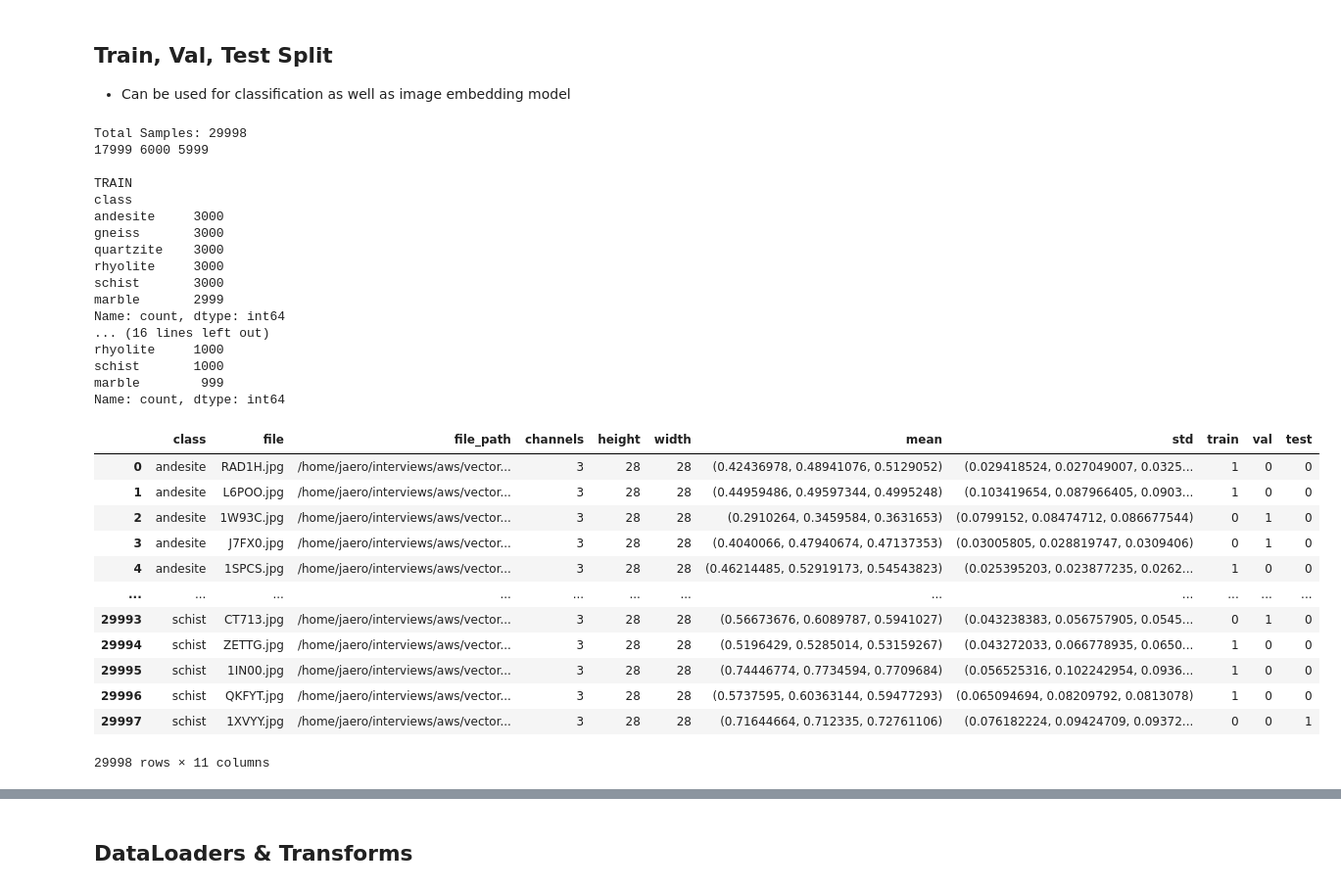
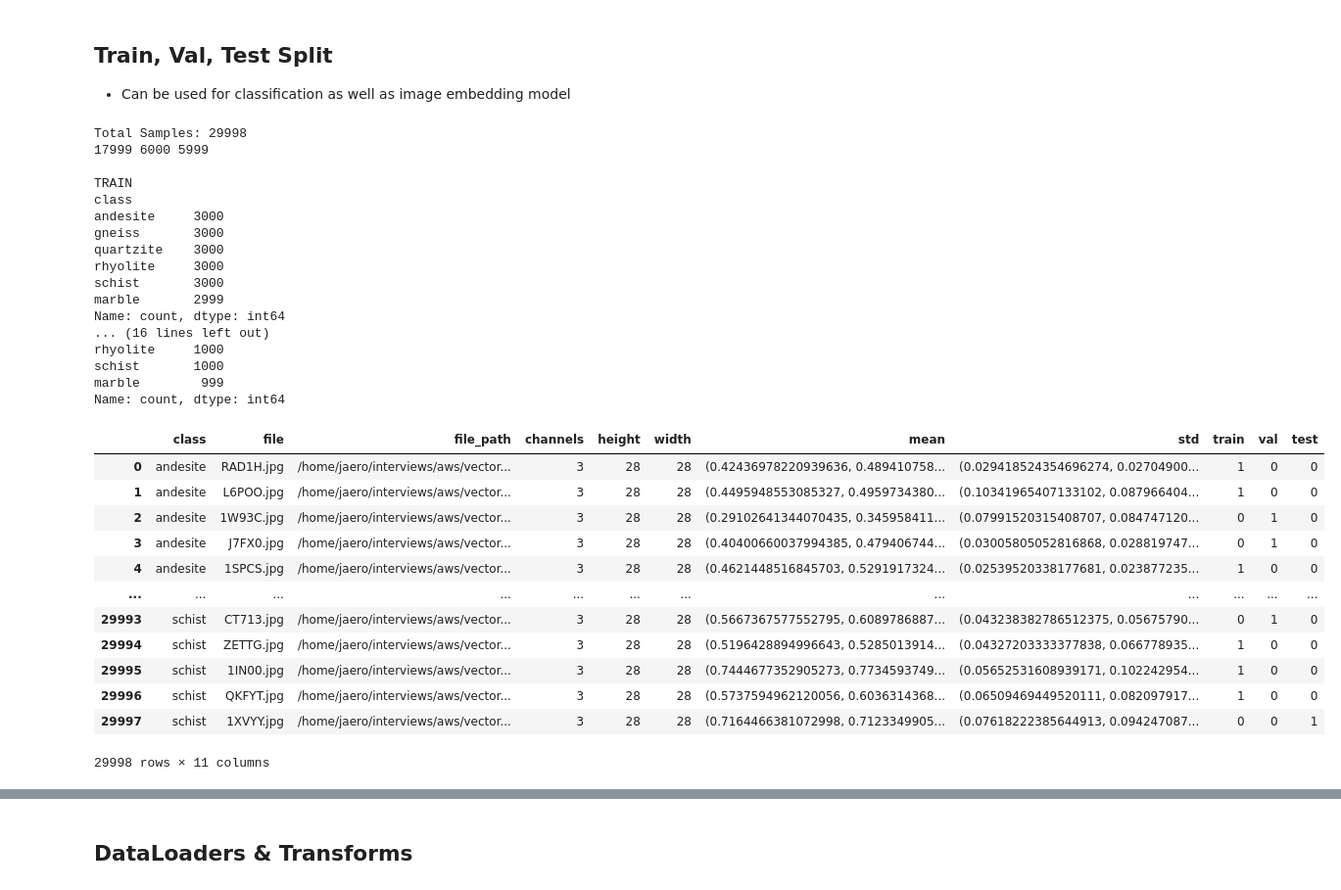
Before and after one commit to Jae-Ro/vector-search, a Jupyter notebook: notebooks/eda.ipynb, the cells around one changed output, grey strips where cells are left out. Shown at 98% size. Cells and saved outputs as stored; diff of their text form; code cells hidden in the pictures.

Commit message:
Updating mean std calcs for images across each channel

```diff
--- a/notebooks/eda.ipynb
+++ b/notebooks/eda.ipynb
@@ -556,8 +556,8 @@ for c in classes:
                 'channels': channel,
                 'height': h,
                 'width': w,
-                'mean': (m1.numpy(), m2.numpy(), m3.numpy()),
-                'std': (s1.numpy(), s2.numpy(), s3.numpy())
+                'mean': (float(m1.numpy()), float(m2.numpy()), float(m3.numpy())),
+                'std': (float(s1.numpy()), float(s2.numpy()), float(s3.numpy()))
             })
 
 df = pd.DataFrame(data)
@@ -600,44 +600,44 @@ test_count = df['test'].value_counts()[1]
 print(f"Total Samples: {len(df.index)}")
 print(train_count, val_count, test_count)
 assert len(df.index) == train_count + val_count + test_count
 
 print(f"\nTRAIN\n{df[df['train'].eq(1)]['class'].value_counts()}\n")
 print(f"VALIDATION\n{df[df['val'].eq(1)]['class'].value_counts()}\n")
 print(f"TEST\n{df[df['test'].eq(1)]['class'].value_counts()}\n")
 
 # save df split
 df.to_csv(os.path.join(DATA_DIR, 'train_val_test_splits', 'data_split-original.csv'), index=False)
 df
 # %% [output]
 Total Samples: 29998
 17999 6000 5999
 
 TRAIN
 class
 andesite     3000
 gneiss       3000
 quartzite    3000
 rhyolite     3000
 schist       3000
 marble       2999
 Name: count, dtype: int64
 ... (16 lines left out)
 rhyolite     1000
 schist       1000
 marble        999
 Name: count, dtype: int64
 |  | class | file | file_path | channels | height | width | mean | std | train | val | test |
-| 0 | andesite | RAD1H.jpg | /home/jaero/interviews/aws/vector... | 3 | 28 | 28 | (0.42436978, 0.48941076, 0.5129052) | (0.029418524, 0.027049007, 0.0325... | 1 | 0 | 0 |
-| 1 | andesite | L6POO.jpg | /home/jaero/interviews/aws/vector... | 3 | 28 | 28 | (0.44959486, 0.49597344, 0.4995248) | (0.103419654, 0.087966405, 0.0903... | 1 | 0 | 0 |
-| 2 | andesite | 1W93C.jpg | /home/jaero/interviews/aws/vector... | 3 | 28 | 28 | (0.2910264, 0.3459584, 0.3631653) | (0.0799152, 0.08474712, 0.086677544) | 0 | 1 | 0 |
-| 3 | andesite | J7FX0.jpg | /home/jaero/interviews/aws/vector... | 3 | 28 | 28 | (0.4040066, 0.47940674, 0.47137353) | (0.03005805, 0.028819747, 0.0309406) | 0 | 1 | 0 |
-| 4 | andesite | 1SPCS.jpg | /home/jaero/interviews/aws/vector... | 3 | 28 | 28 | (0.46214485, 0.52919173, 0.54543823) | (0.025395203, 0.023877235, 0.0262... | 1 | 0 | 0 |
+| 0 | andesite | RAD1H.jpg | /home/jaero/interviews/aws/vector... | 3 | 28 | 28 | (0.42436978220939636, 0.489410758... | (0.029418524354696274, 0.02704900... | 1 | 0 | 0 |
+| 1 | andesite | L6POO.jpg | /home/jaero/interviews/aws/vector... | 3 | 28 | 28 | (0.4495948553085327, 0.4959734380... | (0.10341965407133102, 0.087966404... | 1 | 0 | 0 |
+| 2 | andesite | 1W93C.jpg | /home/jaero/interviews/aws/vector... | 3 | 28 | 28 | (0.29102641344070435, 0.345958411... | (0.07991520315408707, 0.084747120... | 0 | 1 | 0 |
+| 3 | andesite | J7FX0.jpg | /home/jaero/interviews/aws/vector... | 3 | 28 | 28 | (0.40400660037994385, 0.479406744... | (0.03005805052816868, 0.028819747... | 0 | 1 | 0 |
+| 4 | andesite | 1SPCS.jpg | /home/jaero/interviews/aws/vector... | 3 | 28 | 28 | (0.4621448516845703, 0.5291917324... | (0.02539520338177681, 0.023877235... | 1 | 0 | 0 |
 | ... | ... | ... | ... | ... | ... | ... | ... | ... | ... | ... | ... |
-| 29993 | schist | CT713.jpg | /home/jaero/interviews/aws/vector... | 3 | 28 | 28 | (0.56673676, 0.6089787, 0.5941027) | (0.043238383, 0.056757905, 0.0545... | 0 | 1 | 0 |
-| 29994 | schist | ZETTG.jpg | /home/jaero/interviews/aws/vector... | 3 | 28 | 28 | (0.5196429, 0.5285014, 0.53159267) | (0.043272033, 0.066778935, 0.0650... | 1 | 0 | 0 |
-| 29995 | schist | 1IN00.jpg | /home/jaero/interviews/aws/vector... | 3 | 28 | 28 | (0.74446774, 0.7734594, 0.7709684) | (0.056525316, 0.102242954, 0.0936... | 1 | 0 | 0 |
-| 29996 | schist | QKFYT.jpg | /home/jaero/interviews/aws/vector... | 3 | 28 | 28 | (0.5737595, 0.60363144, 0.59477293) | (0.065094694, 0.08209792, 0.0813078) | 1 | 0 | 0 |
-| 29997 | schist | 1XVYY.jpg | /home/jaero/interviews/aws/vector... | 3 | 28 | 28 | (0.71644664, 0.712335, 0.72761106) | (0.076182224, 0.09424709, 0.09372... | 0 | 0 | 1 |
+| 29993 | schist | CT713.jpg | /home/jaero/interviews/aws/vector... | 3 | 28 | 28 | (0.5667367577552795, 0.6089786887... | (0.043238382786512375, 0.05675790... | 0 | 1 | 0 |
+| 29994 | schist | ZETTG.jpg | /home/jaero/interviews/aws/vector... | 3 | 28 | 28 | (0.5196428894996643, 0.5285013914... | (0.04327203333377838, 0.066778935... | 1 | 0 | 0 |
+| 29995 | schist | 1IN00.jpg | /home/jaero/interviews/aws/vector... | 3 | 28 | 28 | (0.7444677352905273, 0.7734593749... | (0.05652531608939171, 0.102242954... | 1 | 0 | 0 |
+| 29996 | schist | QKFYT.jpg | /home/jaero/interviews/aws/vector... | 3 | 28 | 28 | (0.5737594962120056, 0.6036314368... | (0.06509469449520111, 0.082097917... | 1 | 0 | 0 |
+| 29997 | schist | 1XVYY.jpg | /home/jaero/interviews/aws/vector... | 3 | 28 | 28 | (0.7164466381072998, 0.7123349905... | (0.07618222385644913, 0.094247087... | 0 | 0 | 1 |
 29998 rows × 11 columns
 # %%
 # Train, Val, Test Split - SUPER RES
```
Also changed, not shown: parts of 8 cells of this notebook, 2 other files.
